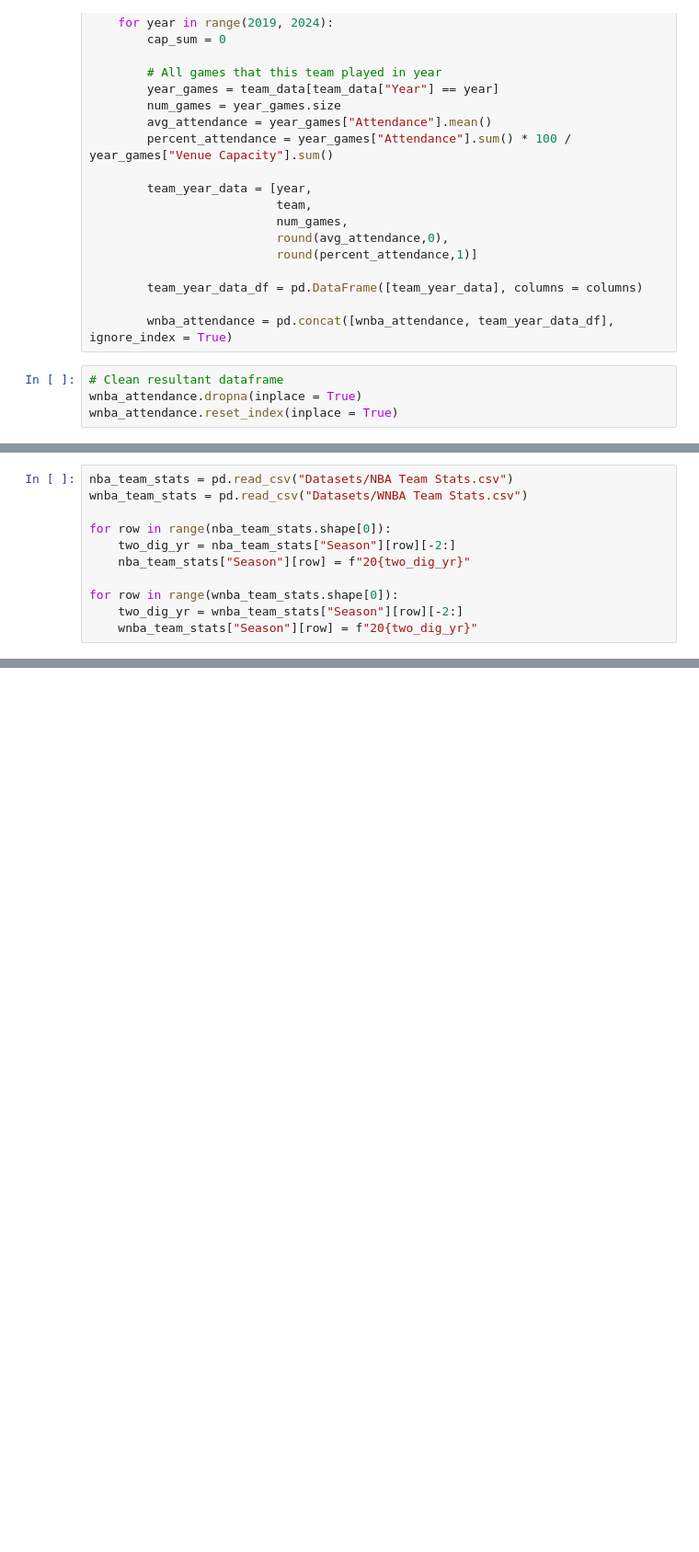
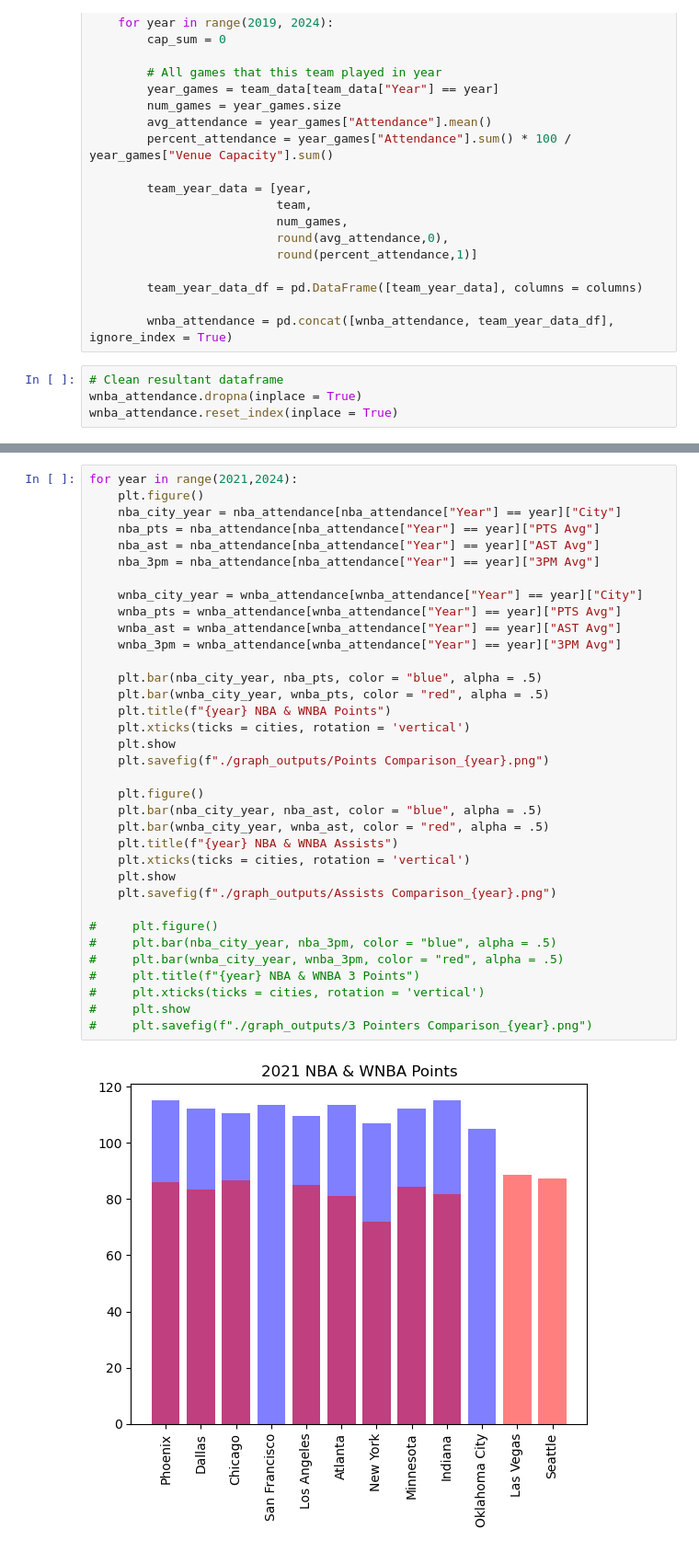
Before and after one commit to Hensonkk/NBA-VS-WNBA, a Jupyter notebook: Attendance Analysis.ipynb, the cells around one changed output, grey strips where cells are left out. Shown at 92% size. Drawn from its saved outputs; the diff is of its cells as text; blank space fills up the shorter version.

```diff
--- a/Attendance Analysis.ipynb
+++ b/Attendance Analysis.ipynb
@@ -158,11 +152,0 @@ for year in range(2019,2024):
-# %%
-nba_team_stats = pd.read_csv("Datasets/NBA Team Stats.csv")
-wnba_team_stats = pd.read_csv("Datasets/WNBA Team Stats.csv")
-
-for row in range(nba_team_stats.shape[0]):
-    two_dig_yr = nba_team_stats["Season"][row][-2:]
-    nba_team_stats["Season"][row] = f"20{two_dig_yr}"
-
-for row in range(wnba_team_stats.shape[0]):
-    two_dig_yr = wnba_team_stats["Season"][row][-2:]
-    wnba_team_stats["Season"][row] = f"20{two_dig_yr}"
@@ -221,0 +237,37 @@ TypeError: Cannot perform 'rand_' with a dtyped [object] array and scalar of typ
+# %%
+for year in range(2021,2024):
+    plt.figure()
+    nba_city_year = nba_attendance[nba_attendance["Year"] == year]["City"]
+    nba_pts = nba_attendance[nba_attendance["Year"] == year]["PTS Avg"]
+    nba_ast = nba_attendance[nba_attendance["Year"] == year]["AST Avg"]
+    nba_3pm = nba_attendance[nba_attendance["Year"] == year]["3PM Avg"]
+
+    wnba_city_year = wnba_attendance[wnba_attendance["Year"] == year]["City"]
+    wnba_pts = wnba_attendance[wnba_attendance["Year"] == year]["PTS Avg"]
+    wnba_ast = wnba_attendance[wnba_attendance["Year"] == year]["AST Avg"]
+    wnba_3pm = wnba_attendance[wnba_attendance["Year"] == year]["3PM Avg"]
+
+    plt.bar(nba_city_year, nba_pts, color = "blue", alpha = .5)
+    plt.bar(wnba_city_year, wnba_pts, color = "red", alpha = .5)
+    plt.title(f"{year} NBA & WNBA Points")
+    plt.xticks(ticks = cities, rotation = 'vertical')
+    plt.show
+    plt.savefig(f"./graph_outputs/Points Comparison_{year}.png")
+
+    plt.figure()
+    plt.bar(nba_city_year, nba_ast, color = "blue", alpha = .5)
+    plt.bar(wnba_city_year, wnba_ast, color = "red", alpha = .5)
+    plt.title(f"{year} NBA & WNBA Assists")
+    plt.xticks(ticks = cities, rotation = 'vertical')
+    plt.show
+    plt.savefig(f"./graph_outputs/Assists Comparison_{year}.png")
+
+#     plt.figure()
+#     plt.bar(nba_city_year, nba_3pm, color = "blue", alpha = .5)
+#     plt.bar(wnba_city_year, wnba_3pm, color = "red", alpha = .5)
+#     plt.title(f"{year} NBA & WNBA 3 Points")
+#     plt.xticks(ticks = cities, rotation = 'vertical')
+#     plt.show
+#     plt.savefig(f"./graph_outputs/3 Pointers Comparison_{year}.png")
+# %% [output]
+[figure, added]
```
Also changed, not shown: parts of 10 cells of this notebook, 14 other files.
